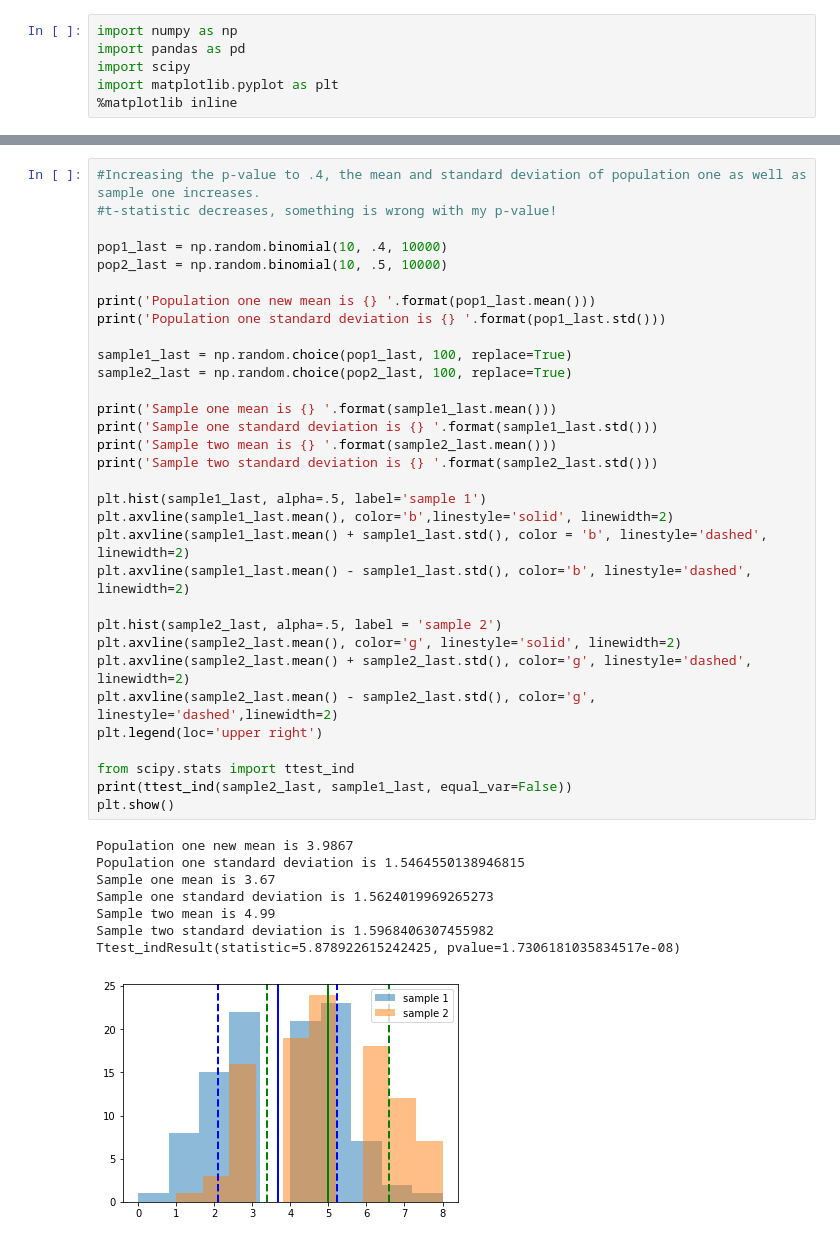
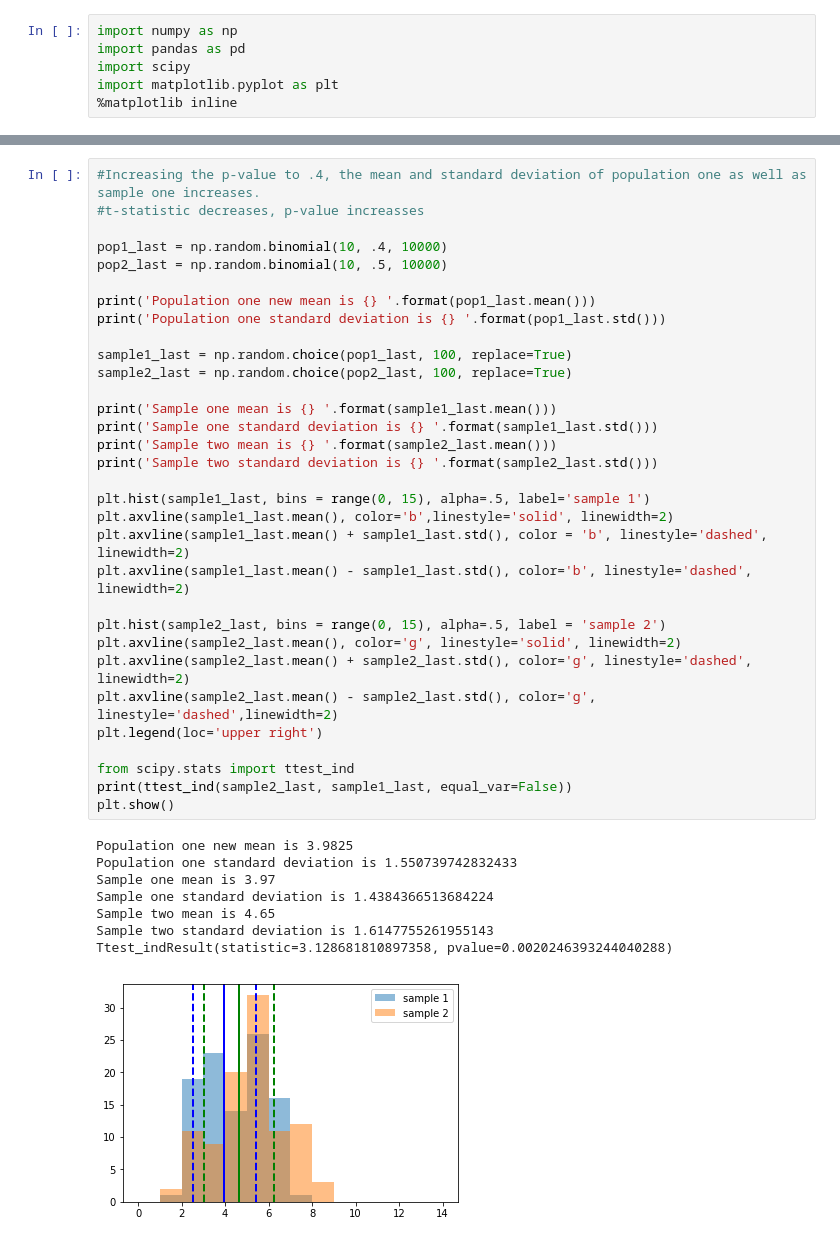
Before and after one commit to innawendell/Describing-Data-, a Jupyter notebook: DRILL_Central_Limit_Theorem.ipynb, the cells around one changed output, grey strips where cells are left out. Drawn from its saved outputs; the diff is of its cells as text.

```diff
--- a/DRILL_Central_Limit_Theorem.ipynb
+++ b/DRILL_Central_Limit_Theorem.ipynb
@@ -177,44 +185,44 @@ Ttest_indResult(statistic=11.778872969266391, pvalue=2.171470997385644e-24)
 # %%
 #Increasing the p-value to .4, the mean and standard deviation of population one as well as sample one increases.
-#t-statistic decreases, something is wrong with my p-value!
+#t-statistic decreases, p-value increasses
 
 pop1_last = np.random.binomial(10, .4, 10000)
 pop2_last = np.random.binomial(10, .5, 10000)
 
 print('Population one new mean is {} '.format(pop1_last.mean()))
 print('Population one standard deviation is {} '.format(pop1_last.std()))
 
 sample1_last = np.random.choice(pop1_last, 100, replace=True)
 sample2_last = np.random.choice(pop2_last, 100, replace=True)
 
 print('Sample one mean is {} '.format(sample1_last.mean()))
 print('Sample one standard deviation is {} '.format(sample1_last.std()))
 print('Sample two mean is {} '.format(sample2_last.mean()))
 print('Sample two standard deviation is {} '.format(sample2_last.std()))
 
-plt.hist(sample1_last, alpha=.5, label='sample 1')
+plt.hist(sample1_last, bins = range(0, 15), alpha=.5, label='sample 1')
 plt.axvline(sample1_last.mean(), color='b',linestyle='solid', linewidth=2)
 plt.axvline(sample1_last.mean() + sample1_last.std(), color = 'b', linestyle='dashed', linewidth=2)
 plt.axvline(sample1_last.mean() - sample1_last.std(), color='b', linestyle='dashed', linewidth=2)
 
-plt.hist(sample2_last, alpha=.5, label = 'sample 2')
+plt.hist(sample2_last, bins = range(0, 15), alpha=.5, label = 'sample 2')
 plt.axvline(sample2_last.mean(), color='g', linestyle='solid', linewidth=2)
 plt.axvline(sample2_last.mean() + sample2_last.std(), color='g', linestyle='dashed', linewidth=2)
 plt.axvline(sample2_last.mean() - sample2_last.std(), color='g', linestyle='dashed',linewidth=2)
 plt.legend(loc='upper right')
 
 from scipy.stats import ttest_ind
 print(ttest_ind(sample2_last, sample1_last, equal_var=False))
 plt.show()
 # %% [output]
-Population one new mean is 3.9867
-Population one standard deviation is 1.5464550138946815
-Sample one mean is 3.67
-Sample one standard deviation is 1.5624019969265273
-Sample two mean is 4.99
-Sample two standard deviation is 1.5968406307455982
-Ttest_indResult(statistic=5.878922615242425, pvalue=1.7306181035834517e-08)
+Population one new mean is 3.9825
+Population one standard deviation is 1.550739742832433
+Sample one mean is 3.97
+Sample one standard deviation is 1.4384366513684224
+Sample two mean is 4.65
+Sample two standard deviation is 1.6147755261955143
+Ttest_indResult(statistic=3.128681810897358, pvalue=0.0020246393244040288)
-[figure, old version]
+[figure, new version]
 # %%
 pop1 = np.random.gamma(5, 1, 10000)
 pop2 = np.random.gamma(7, 1, 10000)
```
Also changed, not shown: parts of 7 cells of this notebook.
